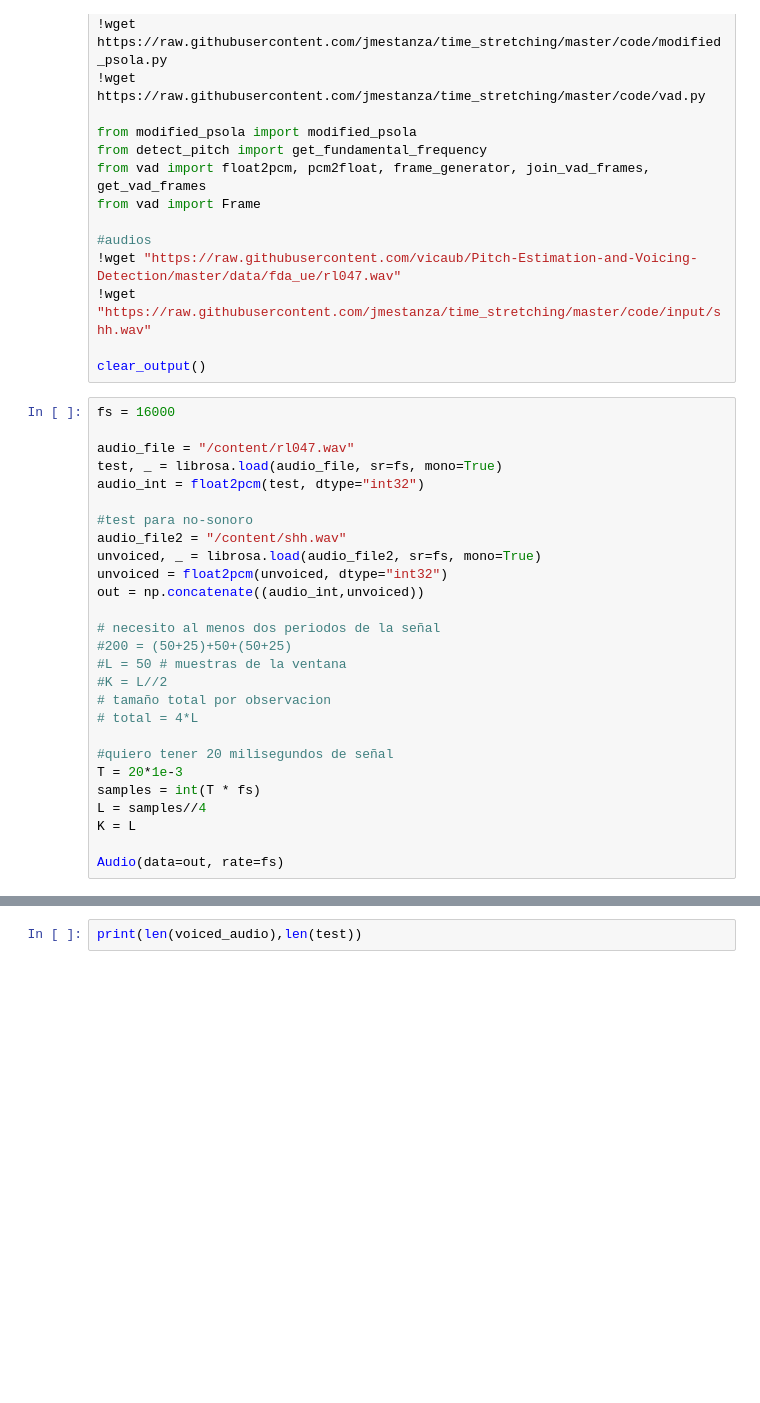
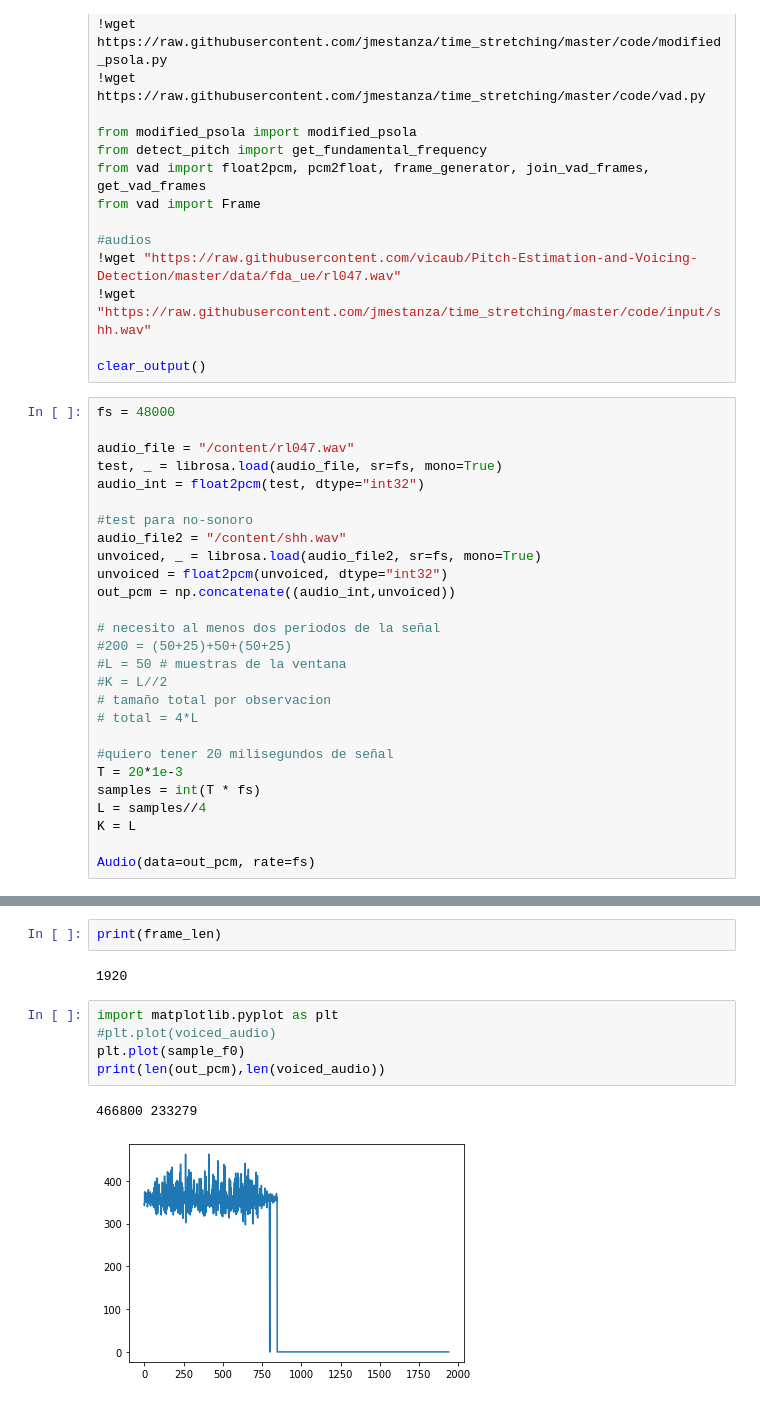
Before and after one commit to jmestanza/time_stretching, a Jupyter notebook: code/test_con_no_sonoro.ipynb, the cells around one changed output, grey strips where cells are left out. Saved outputs shown, nothing was run; the diff lists cells and outputs as text; blank space fills up the shorter version.

```diff
--- a/code/test_con_no_sonoro.ipynb
+++ b/code/test_con_no_sonoro.ipynb
@@ -33,7 +33,7 @@ from vad import Frame
 
 clear_output()
 # %%
-fs = 16000
+fs = 48000
 
 audio_file = "/content/rl047.wav"
 test, _ = librosa.load(audio_file, sr=fs, mono=True)
@@ -43,7 +43,7 @@ audio_int = float2pcm(test, dtype="int32")
 audio_file2 = "/content/shh.wav"
 unvoiced, _ = librosa.load(audio_file2, sr=fs, mono=True)
 unvoiced = float2pcm(unvoiced, dtype="int32")
-out = np.concatenate((audio_int,unvoiced))
+out_pcm = np.concatenate((audio_int,unvoiced))
 
 # necesito al menos dos periodos de la señal
 #200 = (50+25)+50+(50+25)
@@ -58,6 +58,6 @@ samples = int(T * fs)
 L = samples//4
 K = L
 
-Audio(data=out, rate=fs)
+Audio(data=out_pcm, rate=fs)
 # %% [output]
 [interactive output not drawn]
@@ -93,2 +148,12 @@ ValueError: ignored
-# %%
-print(len(voiced_audio),len(test))
+# %%
+print(frame_len)
+# %% [output]
+1920
+# %%
+import matplotlib.pyplot as plt
+#plt.plot(voiced_audio)
+plt.plot(sample_f0)
+print(len(out_pcm),len(voiced_audio))
+# %% [output]
+466800 233279
+[figure, added]
```
Also changed, not shown: parts of 3 cells of this notebook.
